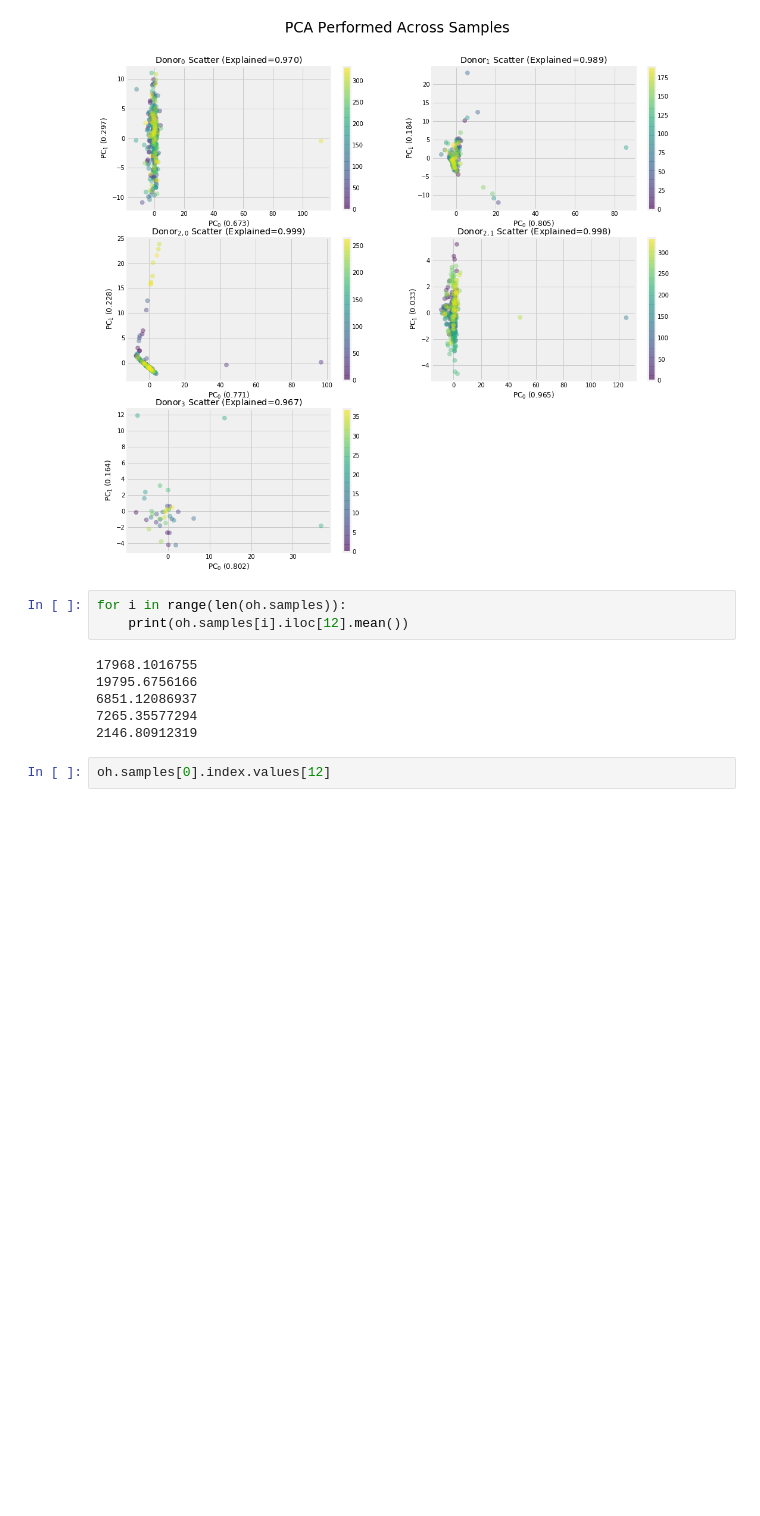
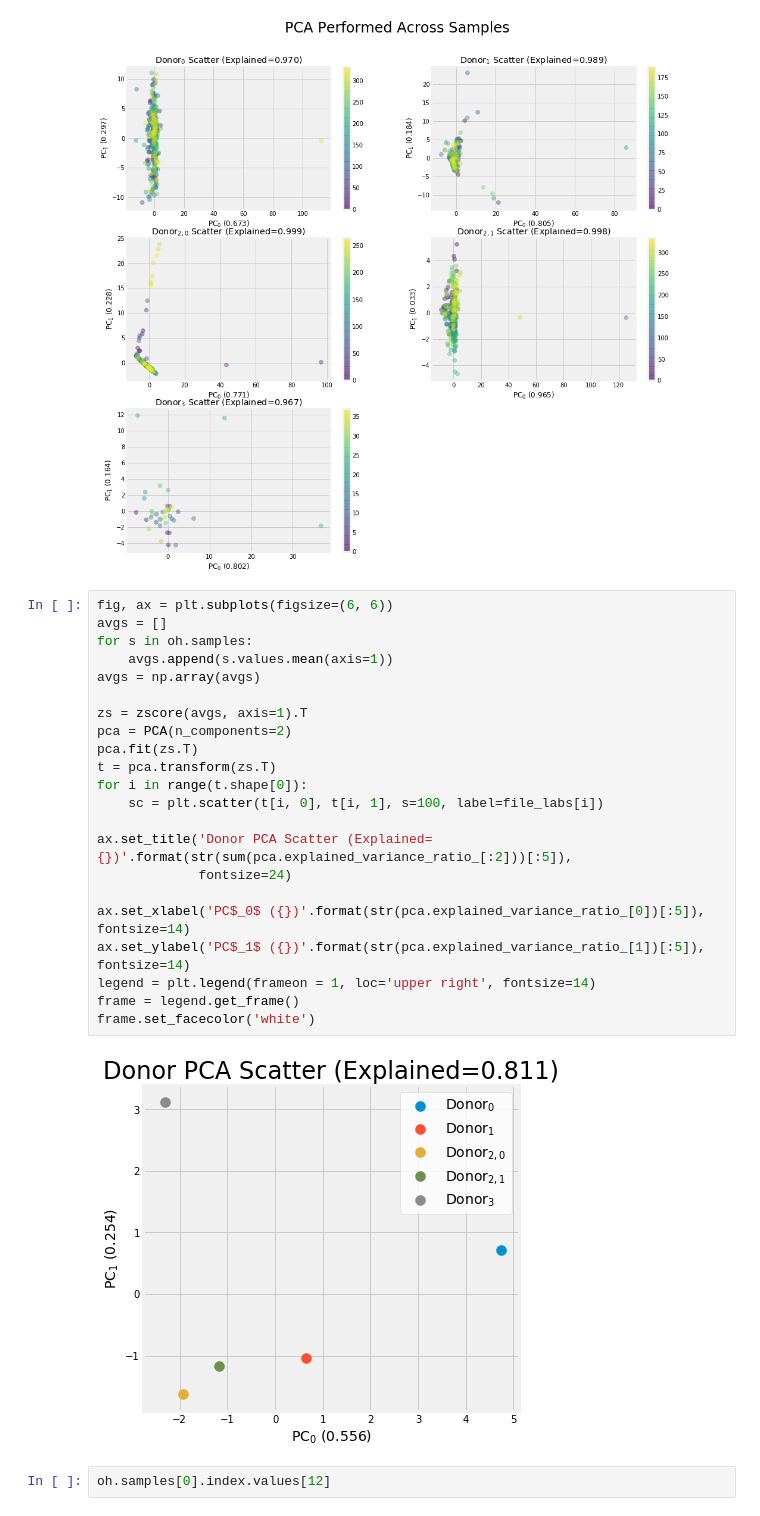
Before and after one commit to michaelwiest/microbiome-rnn, a Jupyter notebook: notebooks/Input Analysis.ipynb, the cells around one changed output. Drawn from its saved outputs; the diff is of its cells as text; blank space fills up the shorter version.

```diff
--- a/notebooks/Input Analysis.ipynb
+++ b/notebooks/Input Analysis.ipynb
@@ -324,15 +325,30 @@ if num_rows * num_cols != len(oh.samples):
 plt.show()
 # %% [output]
 [figure]
-# %%
-for i in range(len(oh.samples)):
-    print(oh.samples[i].iloc[12].mean())
-# %% [output]
-17968.1016755
-19795.6756166
-6851.12086937
-7265.35577294
-2146.80912319
+# %%
+fig, ax = plt.subplots(figsize=(6, 6))
+avgs = []
+for s in oh.samples:
+    avgs.append(s.values.mean(axis=1))
+avgs = np.array(avgs)
+
+zs = zscore(avgs, axis=1).T
+pca = PCA(n_components=2)
+pca.fit(zs.T)
+t = pca.transform(zs.T)
+for i in range(t.shape[0]):
+    sc = plt.scatter(t[i, 0], t[i, 1], s=100, label=file_labs[i])
+
+ax.set_title('Donor PCA Scatter (Explained={})'.format(str(sum(pca.explained_variance_ratio_[:2]))[:5]),
+             fontsize=24)
+
+ax.set_xlabel('PC$_0$ ({})'.format(str(pca.explained_variance_ratio_[0])[:5]), fontsize=14)
+ax.set_ylabel('PC$_1$ ({})'.format(str(pca.explained_variance_ratio_[1])[:5]), fontsize=14)
+legend = plt.legend(frameon = 1, loc='upper right', fontsize=14)
+frame = legend.get_frame()
+frame.set_facecolor('white')
+# %% [output]
+[figure, added]
 # %%
 oh.samples[0].index.values[12]
 # %% [output]
```
Also changed, not shown: parts of 1 cell of this notebook.
